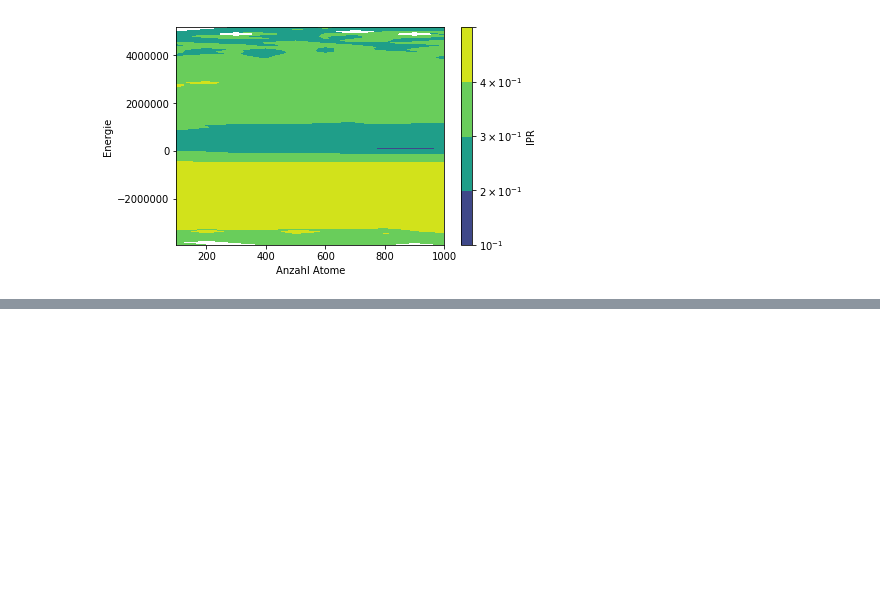
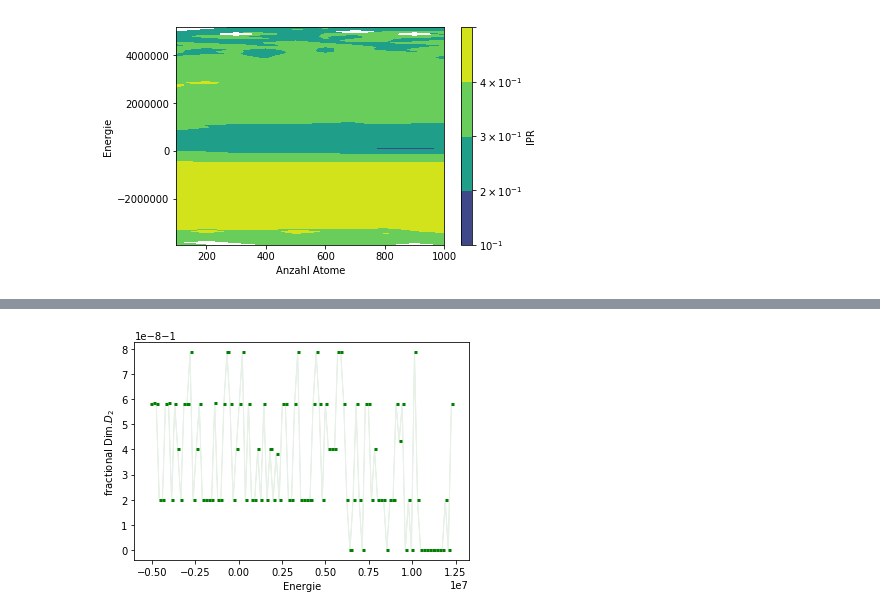
Before and after one commit to Jilinger/Paper, a Jupyter notebook: Fractality.ipynb, the cells around one changed output, grey strips where cells are left out. Cells and saved outputs as stored; diff of their text form; code cells hidden in the pictures; blank space fills up the shorter version.

```diff
--- a/Fractality.ipynb
+++ b/Fractality.ipynb
@@ -810,8 +1035,8 @@ steps=100
 bins=np.linspace(eig_min,eig_max,steps)
 
 for i in range(len(anzahl)):
-    bin_means, bin_edges, binnumber = stats.binned_statistic(eigenvalues[i],ipr_q[i][9], statistic='mean', bins=bins)
-    bin_std, bin_edges, binnumber  = stats.binned_statistic(eigenvalues[i],ipr_q[i][9], statistic='std', bins=bins)
+    bin_means, bin_edges, binnumber = stats.binned_statistic(eigenvalues[i],ipr[i], statistic='mean', bins=bins)
+    bin_std, bin_edges, binnumber  = stats.binned_statistic(eigenvalues[i],ipr[i], statistic='std', bins=bins)
 
     ipr_gebint[i] = bin_means
     ipr_std[i]    = bin_std
@@ -1005,0 +1112,41 @@ SyntaxError: 'return' outside function (<ipython-input-29-eb120b853c08>, line 12
+# %%
+plot=10
+special_q=9    #index
+
+frac_dimensions_odr=[]
+frac_dimensions_scipy=[]
+
+anzahl = anzahl.astype(float)
+indices= np.arange(0,steps-1,1)
+
+
+for plot in indices:
+    poly = Model(poly_func)
+    mydata = RealData(anzahl,ipr_q_gebint[special_q][:,plot],sy=ipr_q_std[special_q][:,plot])
+    myodr= ODR(mydata,poly,beta0=[1,-1])
+    myoutput = myodr.run()
+    #myoutput.pprint()
+    beta=myoutput.beta
+    sd_beta=myoutput.sd_beta
+
+    #popt,pcov = curve_fit(poly_func_scipy,anzahl,ipr_gebint[:,plot], p0=[1,-1])
+
+    binnss= np.linspace(bins[plot],bins[plot+1],2)
+    frac_odr= [binnss[0], binnss[1],beta[1],sd_beta[1]]
+    #frac_scipy= [binnss[0], binnss[1],popt[1], np.sqrt(pcov[1][1])]
+
+
+    frac_dimensions_odr.append(frac_odr)
+    #frac_dimensions_scipy.append(frac_scipy)
+
+frac_dimensions_odr = np.array(frac_dimensions_odr)
+#frac_dimensions_scipy = np.array(frac_dimensions_scipy)
+# %%
+plt.fill_between(frac_dimensions_odr[:,0], (frac_dimensions_odr[:,2])-frac_dimensions_odr[:,3], (frac_dimensions_odr[:,2])+frac_dimensions_odr[:,3], color="darkseagreen", alpha=0.2)
+plt.hlines(frac_dimensions_odr[:,2], frac_dimensions_odr[:,0], frac_dimensions_odr[:,1], colors='g', lw=3);
+plt.ylabel("fractional Dim."+ "$ D_2$")
+plt.xlabel("Energie");
+
+#plt.hlines(-frac_dimensions_scipy[:,2], frac_dimensions_scipy[:,0], frac_dimensions_scipy[:,1], colors='r', lw=3)
+# %% [output]
+[figure, added]
```
Also changed, not shown: parts of 33 cells of this notebook, 5 other files.
